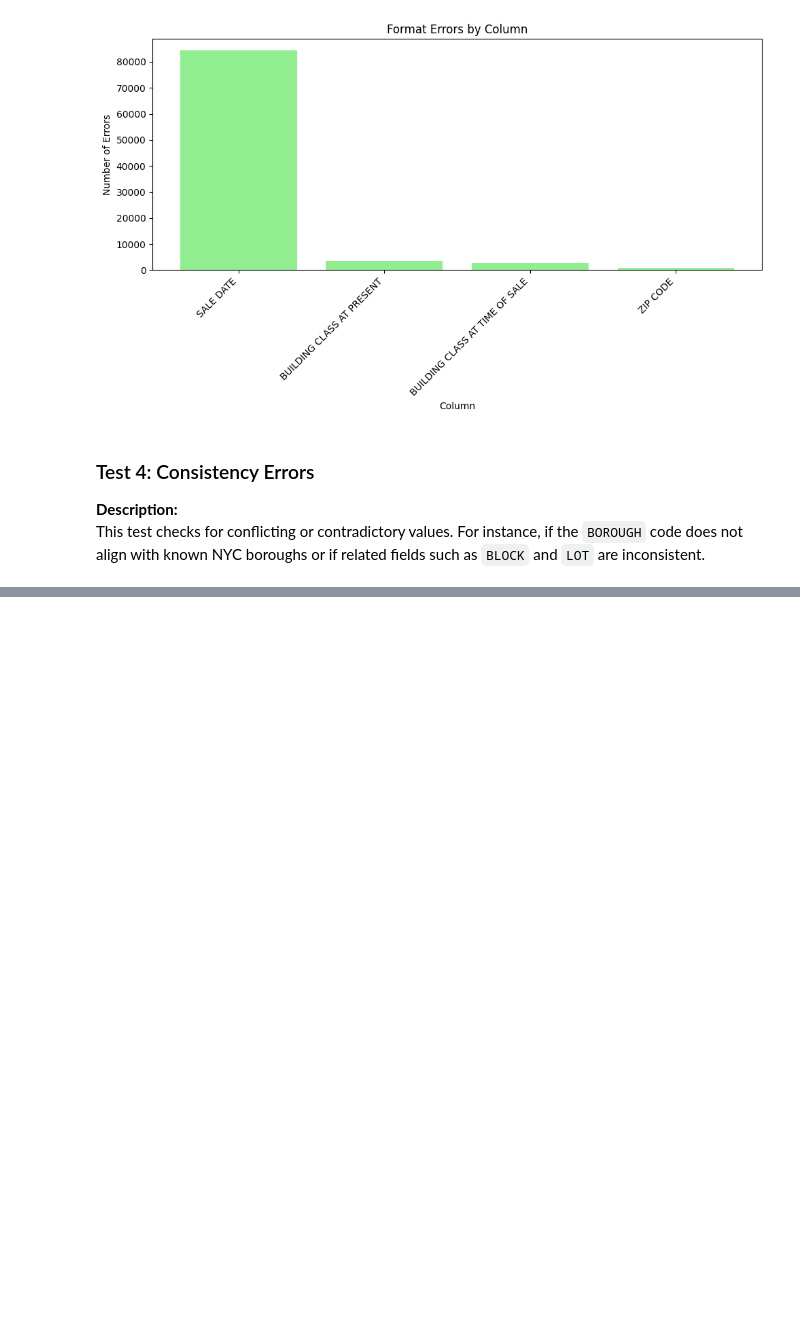
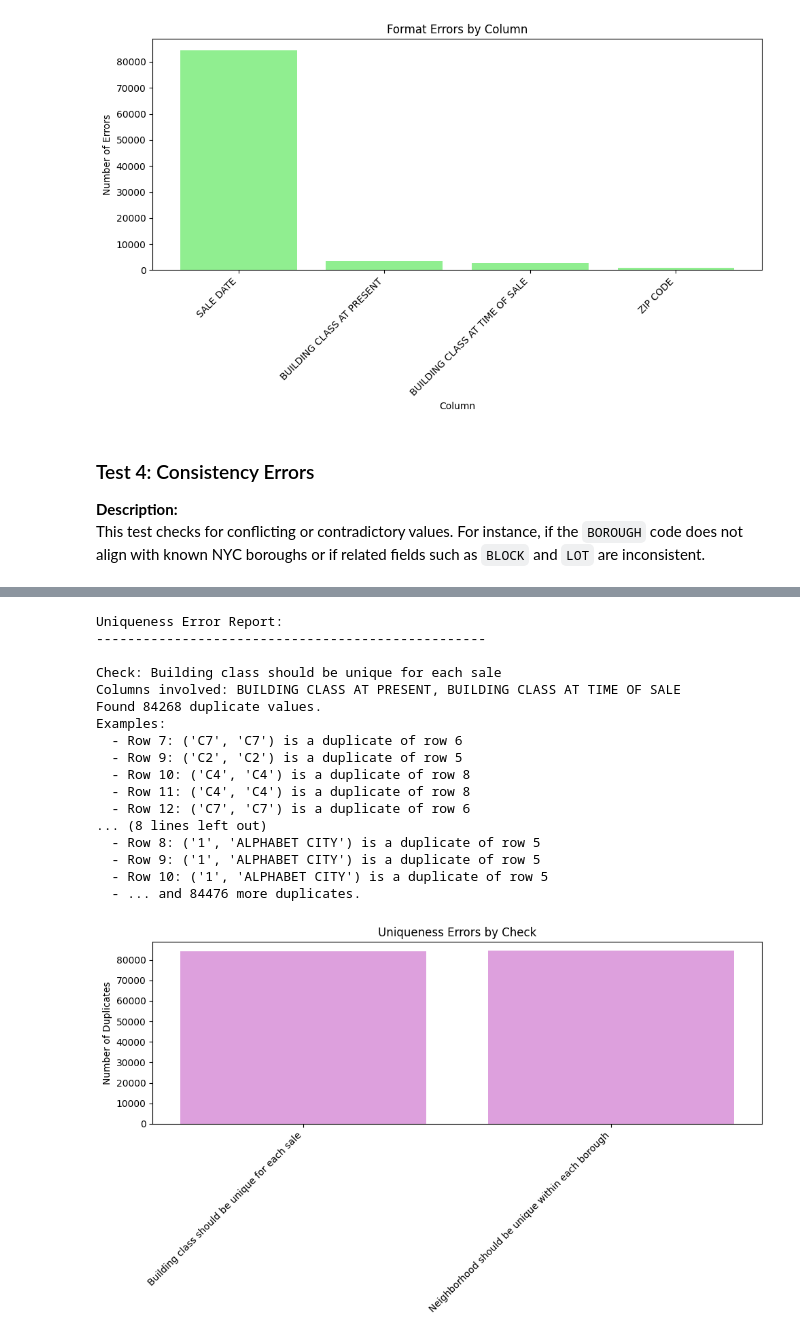
Before and after one commit to ObayAlshaer/CSI4142_Assignment-2, a Jupyter notebook: Dataset1/Dataset1.ipynb, the cells around one changed output, grey strips where cells are left out. Drawn from its saved outputs; the diff is of its cells as text; code cells hidden in the pictures; blank space fills up the shorter version.

```diff
--- a/Dataset1/Dataset1.ipynb
+++ b/Dataset1/Dataset1.ipynb
@@ -673,0 +676,13 @@ Examples:
+# %%
+# PARAMETERS FOR THE CHECKER
+# Define columns that should have unique values
+uniqueness_checks = [
+    {
+        'columns': ['BUILDING CLASS AT PRESENT', 'BUILDING CLASS AT TIME OF SALE'],
+        'description': 'Building class should be unique for each sale'
+    },
+    {
+        'columns': ['BOROUGH', 'NEIGHBORHOOD'],
+        'description': 'Neighborhood should be unique within each borough'
+    }
+]
@@ -673,0 +753,51 @@ Examples:
+# %%
+# RESULTS
+# Generate report
+print("Uniqueness Error Report:")
+print("-" * 50)
+
+if not uniqueness_errors:
+    print("No uniqueness errors found.")
+else:
+    for description, error_info in uniqueness_errors.items():
+        columns = error_info['columns']
+        duplicate_info = error_info['duplicate_info']
+
+        print(f"\nCheck: {description}")
+        print(f"Columns involved: {', '.join(columns)}")
+        print(f"Found {len(duplicate_info)} duplicate values.")
+        print("Examples:")
+        for i, (idx, values, first_idx) in enumerate(duplicate_info[:5]):  # Show first 5 examples
+            vals_str = ', '.join([f"'{v}'" for v in values])
+            print(f"  - Row {idx+1}: ({vals_str}) is a duplicate of row {first_idx+1}")
+        if len(duplicate_info) > 5:
+            print(f"  - ... and {len(duplicate_info)-5} more duplicates.")
+
+    # Create a bar chart of duplicate counts
+    duplicate_counts = {desc: len(info['duplicate_info']) for desc, info in uniqueness_errors.items()}
+    plt.figure(figsize=(10, 6))
+    plt.bar(duplicate_counts.keys(), duplicate_counts.values(), color='plum')
+    plt.title('Uniqueness Errors by Check')
+    plt.ylabel('Number of Duplicates')
+    plt.xticks(rotation=45, ha='right')
+    plt.tight_layout()
+    plt.show()
+# %% [output]
+Uniqueness Error Report:
+--------------------------------------------------
+
+Check: Building class should be unique for each sale
+Columns involved: BUILDING CLASS AT PRESENT, BUILDING CLASS AT TIME OF SALE
+Found 84268 duplicate values.
+Examples:
+  - Row 7: ('C7', 'C7') is a duplicate of row 6
+  - Row 9: ('C2', 'C2') is a duplicate of row 5
+  - Row 10: ('C4', 'C4') is a duplicate of row 8
+  - Row 11: ('C4', 'C4') is a duplicate of row 8
+  - Row 12: ('C7', 'C7') is a duplicate of row 6
+... (8 lines left out)
+  - Row 8: ('1', 'ALPHABET CITY') is a duplicate of row 5
+  - Row 9: ('1', 'ALPHABET CITY') is a duplicate of row 5
+  - Row 10: ('1', 'ALPHABET CITY') is a duplicate of row 5
+  - ... and 84476 more duplicates.
+[figure, added]
```
Also changed, not shown: parts of 11 cells of this notebook.
